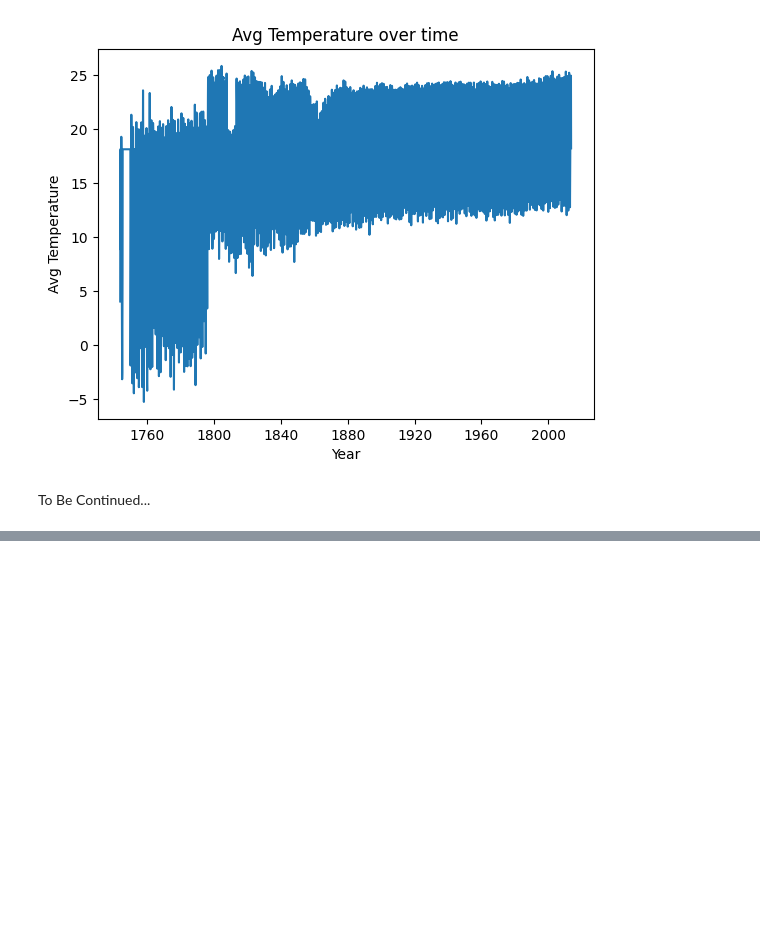
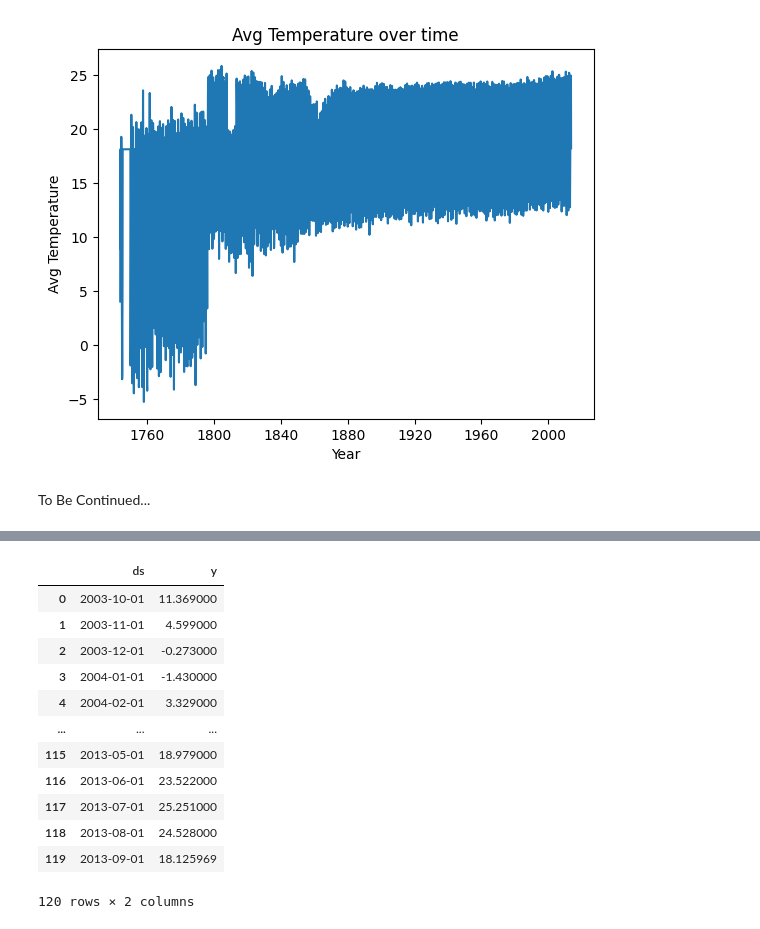
Before and after one commit to shivank124/Kaggle, a Jupyter notebook: global-temperature-records-1850-2022.ipynb, the cells around one changed output, grey strips where cells are left out. Saved outputs shown, nothing was run; the diff lists cells and outputs as text; code cells hidden in the pictures; blank space fills up the shorter version.

```diff
--- a/global-temperature-records-1850-2022.ipynb
+++ b/global-temperature-records-1850-2022.ipynb
@@ -210,0 +270,17 @@ To Be Continued...
+# %%
+df2 = df1.tail(120).reset_index(drop=True)
+df2
+# %% [output]
+|  | ds | y |
+| 0 | 2003-10-01 | 11.369000 |
+| 1 | 2003-11-01 | 4.599000 |
+| 2 | 2003-12-01 | -0.273000 |
+| 3 | 2004-01-01 | -1.430000 |
+| 4 | 2004-02-01 | 3.329000 |
+| ... | ... | ... |
+| 115 | 2013-05-01 | 18.979000 |
+| 116 | 2013-06-01 | 23.522000 |
+| 117 | 2013-07-01 | 25.251000 |
+| 118 | 2013-08-01 | 24.528000 |
+| 119 | 2013-09-01 | 18.125969 |
+120 rows × 2 columns
```
Also changed, not shown: parts of 11 cells of this notebook.
